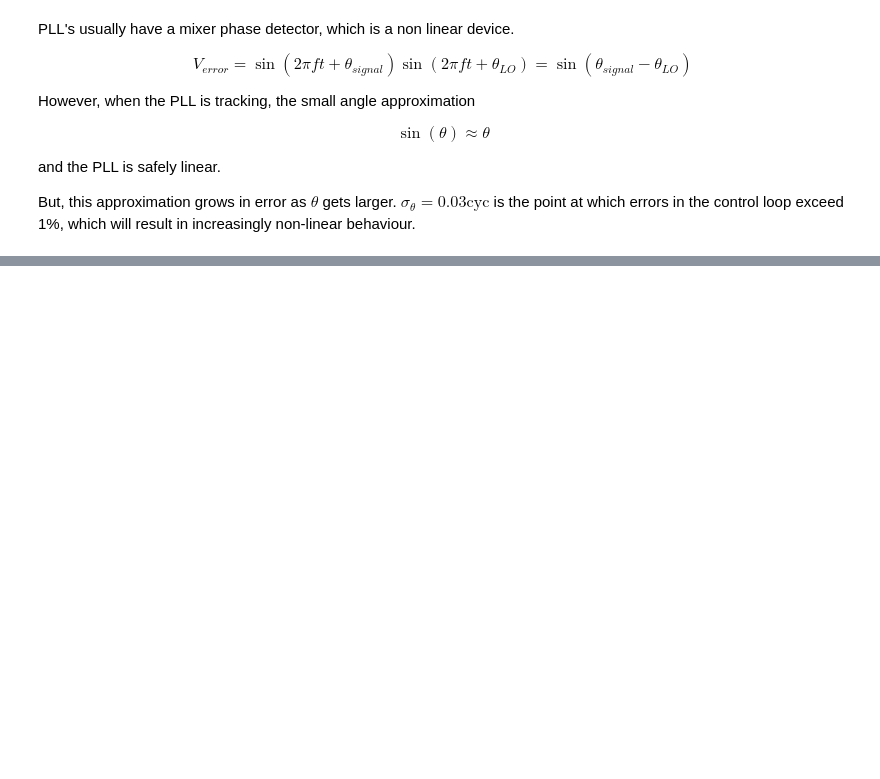
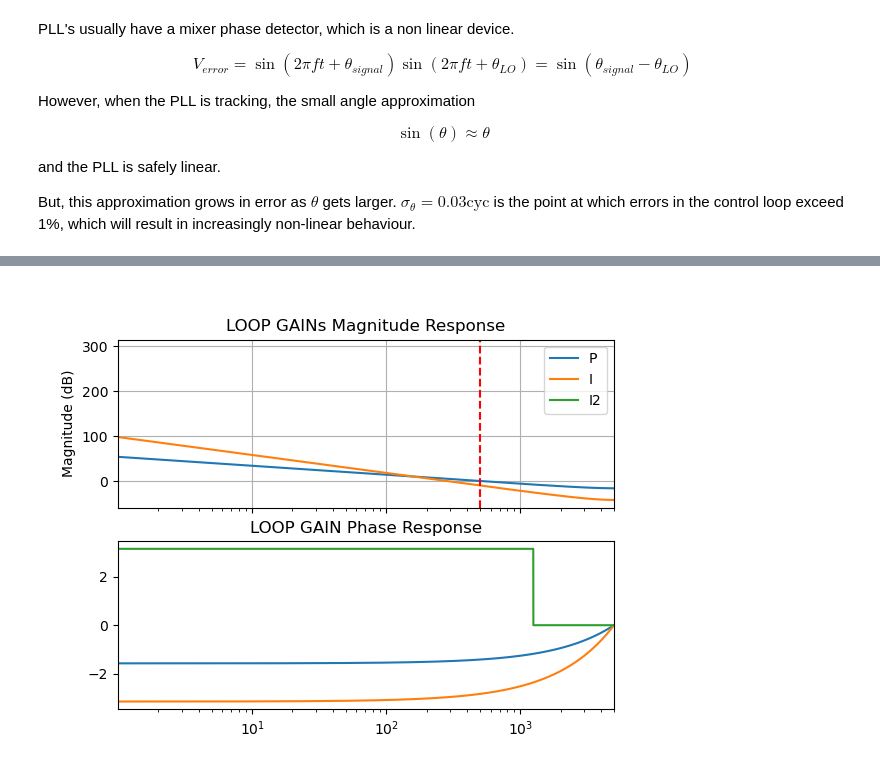
Before and after one commit to Shawn-McSorley/weakLight_seminar, a Jupyter notebook: weakLight_seminar.ipynb, the cells around one changed output, grey strips where cells are left out. Cells and saved outputs as stored; diff of their text form; code cells hidden in the pictures; blank space fills up the shorter version.

```diff
--- a/weakLight_seminar.ipynb
+++ b/weakLight_seminar.ipynb
@@ -628,0 +813,10 @@ But, this approximation grows in error as $\theta$ gets larger. $\sigma_{\theta}
+# %%
+P = 0.05 # For digital PLL, P = fug/fs, hence, fug = P * fs
+I = 0.005
+param = {'P': P, 'I': I, 'I2': 0}
+
+freqs, P_GAIN, I_GAIN, I2_GAIN, LOOP_GAIN, FORWARD_LOOP_TF, ERROR_TF = PLL.PLL_TF(param, fs)
+
+plotPII2(P, I, 0, freqs, verbosePlot=True)
+# %% [output]
+[figure, added]
```
Also changed, not shown: parts of 16 cells of this notebook, 7 other files.
